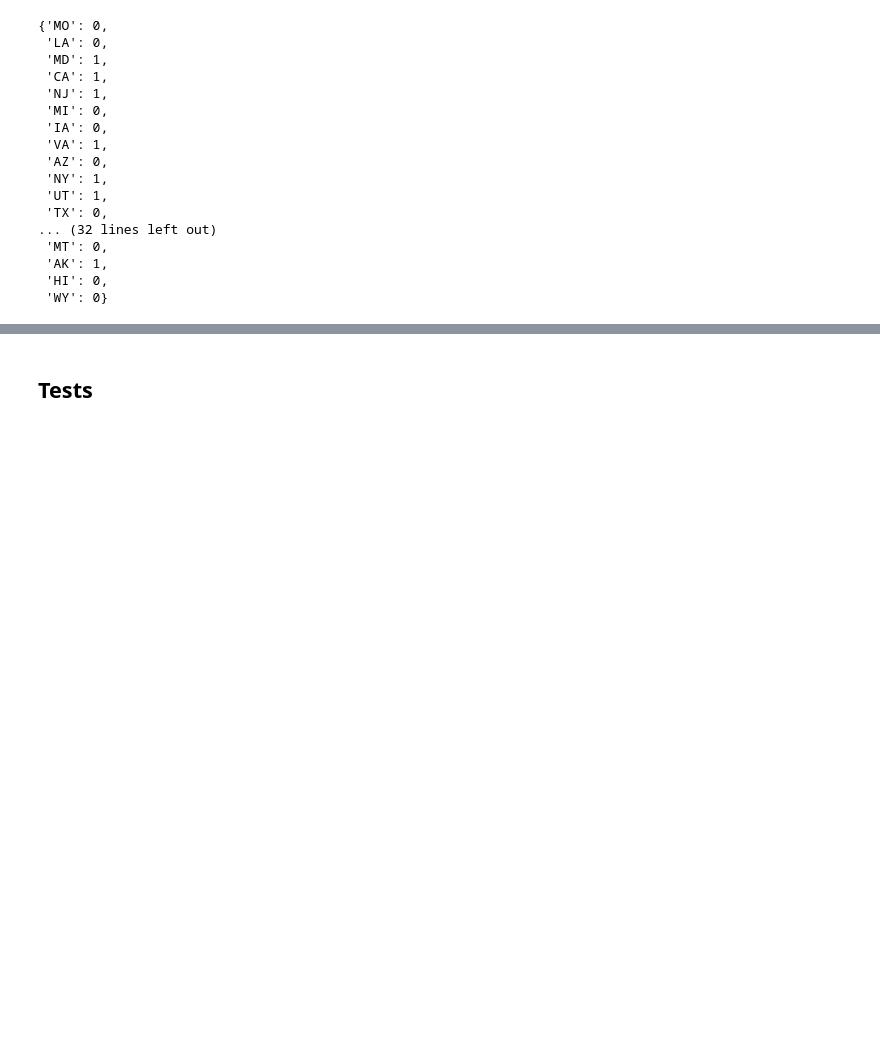
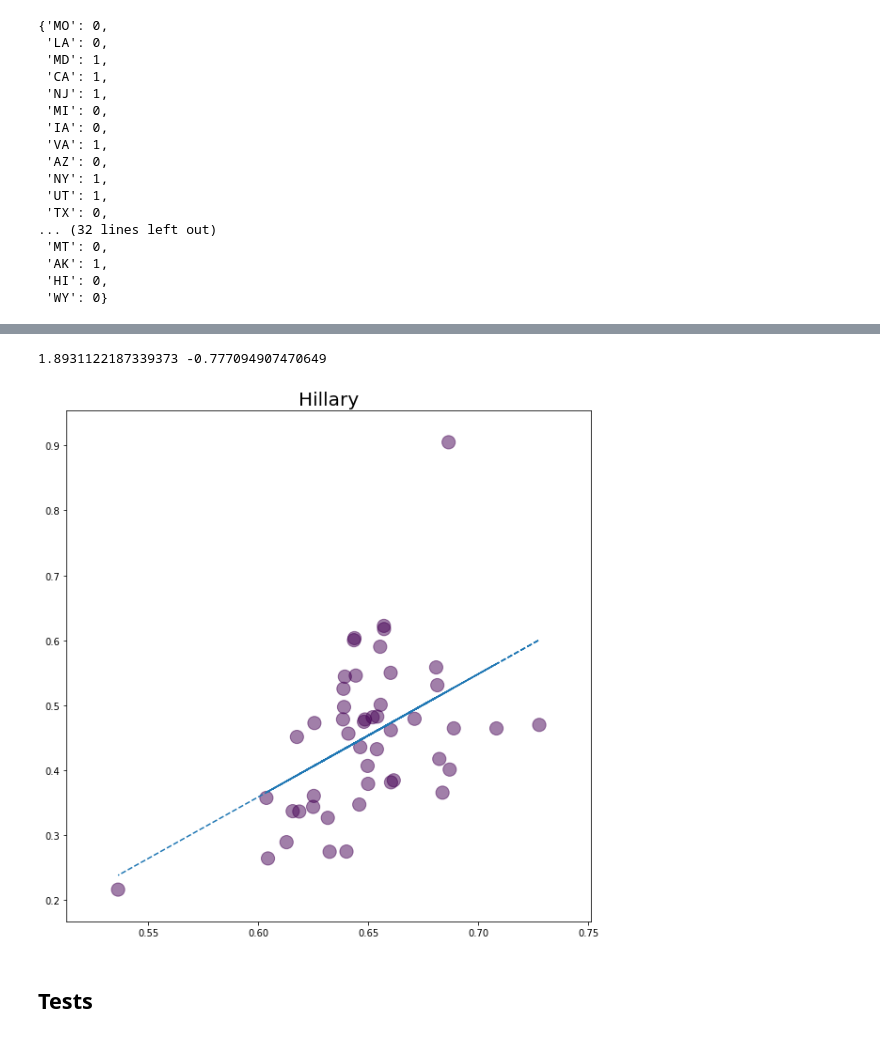
Before and after one commit to maxcrous/Elections_Twitter_Project, a Jupyter notebook: week3_4_assignment_albert.ipynb, the cells around one changed output, grey strips where cells are left out. Saved outputs shown, nothing was run; the diff lists cells and outputs as text; code cells hidden in the pictures; blank space fills up the shorter version.

```diff
--- a/week3_4_assignment_albert.ipynb
+++ b/week3_4_assignment_albert.ipynb
@@ -1327,3 +1545,37 @@ iplot( fig, filename='d3-cloropleth-map' )
+# %%
+plt.figure(figsize=(10,10))
+
+x = [] # estimated from tweets
+y = [] # real data
+
+for state in states:
+    if state not in mapStatePosDividedByAllHillaryEstimated:
+        continue
+    x.append(mapStatePosDividedByAllHillaryEstimated[state])
+    y.append(mapStateToRealPercentatges[state]['Hillary'])
+
+
+colors = [1]*len(x)
+area = 200  # 0 to 15 point radii
+
+plt.scatter(x, y, s=area, c=colors, alpha=0.5)
+
+
+p = np.polyfit(x, y, deg=1)
+# p[0] y-intercept
+# p[1] b
+print(p[0], p[1])
+x1 = x
+slopeList = []
+for xVal in x:
+    slopeList.append(p[0]*xVal)
+y2 = p[1] + slopeList
+plt.plot(x1, y2, '--')
+plt.title('Hillary', fontsize=20)
+plt.show()
+# %% [output]
+1.8931122187339373 -0.777094907470649
+[figure, added]
 # %% [markdown]
 ## Tests
 # %%
```
Also changed, not shown: parts of 15 cells of this notebook, 1 other file.
